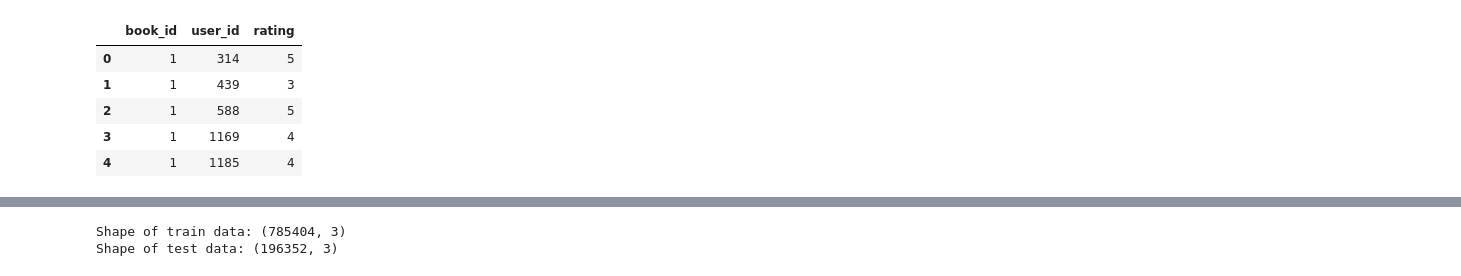
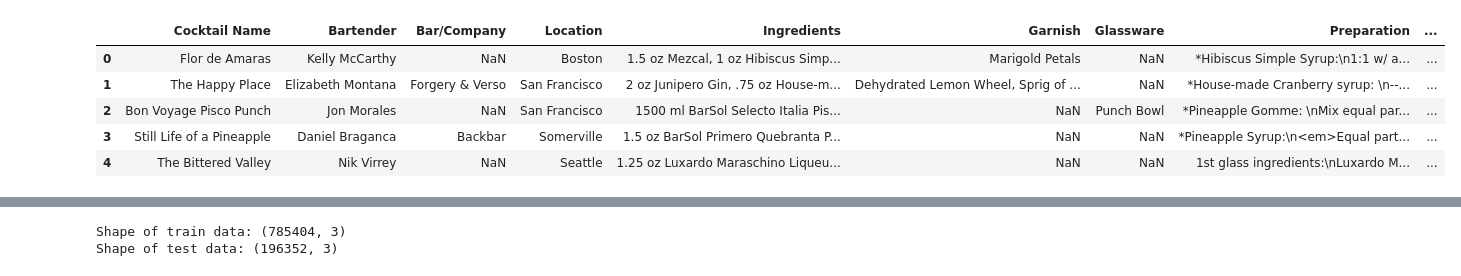
Before and after one commit to codyfp/mixomate-cocktail-recommender, a Jupyter notebook: modelGeneration/exp.ipynb, the cells around one changed output, grey strips where cells are left out. Cells and saved outputs as stored; diff of their text form; code cells hidden in the pictures.

Commit message:
Data Exploration
Basic Data Exploration. Split the ingredients by comma.

```diff
--- a/modelGeneration/exp.ipynb
+++ b/modelGeneration/exp.ipynb
@@ -17,9 +17,12 @@ books_df = pd.read_csv("book-data/books.csv")
+# %%
+
+drinks_df = pd.read_csv("cocktail-data/drinks.csv")
 # %%
-ratings_df.head()
+drinks_df.head()
 # %% [output]
-|  | book_id | user_id | rating |
-| 0 | 1 | 314 | 5 |
-| 1 | 1 | 439 | 3 |
-| 2 | 1 | 588 | 5 |
-| 3 | 1 | 1169 | 4 |
-| 4 | 1 | 1185 | 4 |
+|  | Cocktail Name | Bartender | Bar/Company | Location | Ingredients | Garnish | Glassware | Preparation | ... |
+| 0 | Flor de Amaras | Kelly McCarthy | NaN | Boston | 1.5 oz Mezcal, 1 oz Hibiscus Simp... | Marigold Petals | NaN | *Hibiscus Simple Syrup:\n1:1 w/ a... | ... |
+| 1 | The Happy Place | Elizabeth Montana | Forgery & Verso | San Francisco | 2 oz Junipero Gin, .75 oz House-m... | Dehydrated Lemon Wheel, Sprig of ... | NaN | *House-made Cranberry syrup: \n--... | ... |
+| 2 | Bon Voyage Pisco Punch | Jon Morales | NaN | San Francisco | 1500 ml BarSol Selecto Italia Pis... | NaN | Punch Bowl | *Pineapple Gomme: \nMix equal par... | ... |
+| 3 | Still Life of a Pineapple | Daniel Braganca | Backbar | Somerville | 1.5 oz BarSol Primero Quebranta P... | NaN | NaN | *Pineapple Syrup:\n<em>Equal part... | ... |
+| 4 | The Bittered Valley | Nik Virrey | NaN | Seattle | 1.25 oz Luxardo Maraschino Liqueu... | NaN | NaN | 1st glass ingredients:\nLuxardo M... | ... |
```
Also changed, not shown: parts of 8 cells of this notebook, 1 other file.
